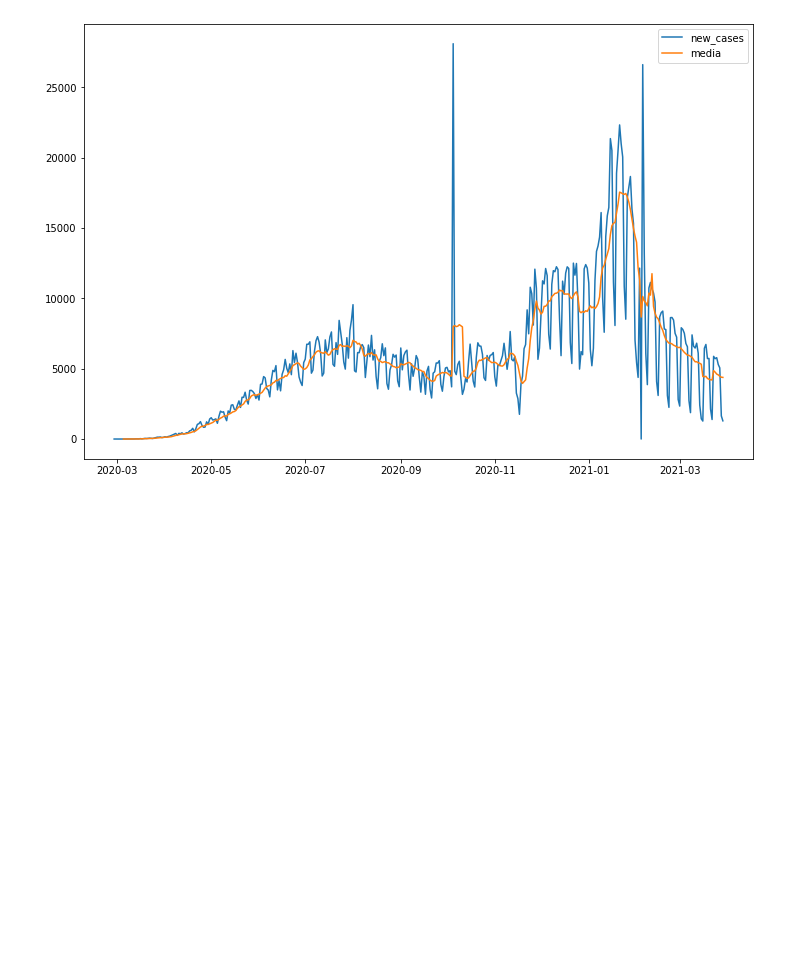
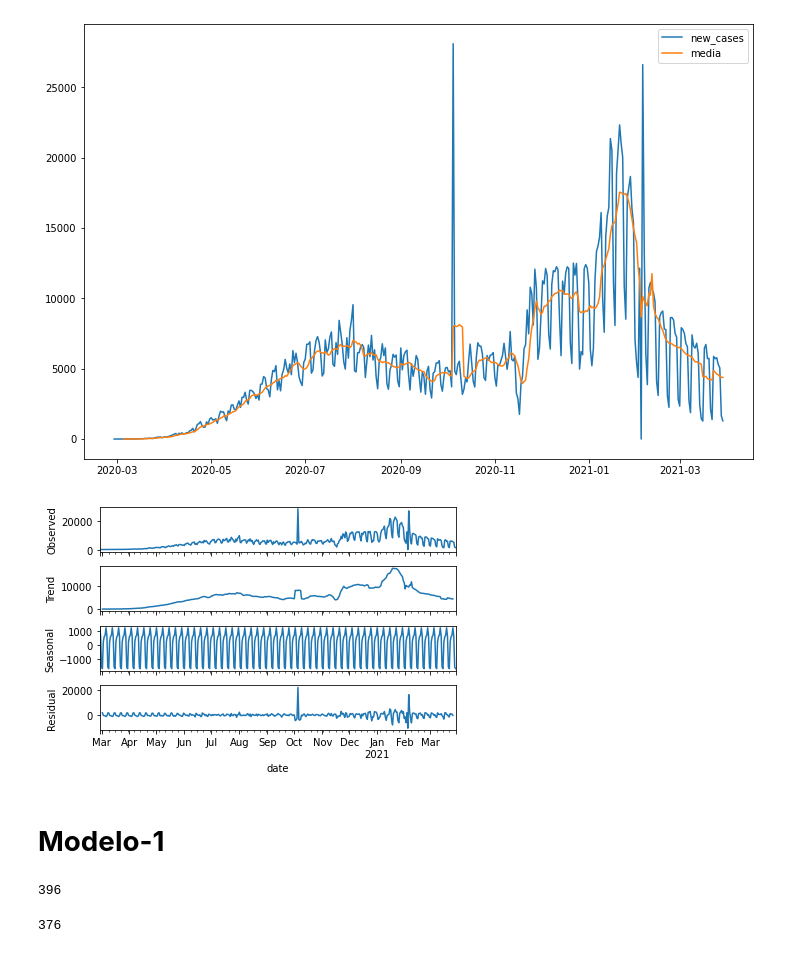
Before and after one commit to artthuro6/Deep_Learning-Covid19, a Jupyter notebook: LSTM_COVID_19.ipynb, the cells around one changed output. Drawn from its saved outputs; the diff is of its cells as text; code cells hidden in the pictures; blank space fills up the shorter version.

```diff
--- a/LSTM_COVID_19.ipynb
+++ b/LSTM_COVID_19.ipynb
@@ -161,3 +161,21 @@ plt.legend()
 # %% [output]
 <matplotlib.legend.Legend at 0x...>
 [figure]
+# %%
+seasonal_value = seasonal_decompose(df_mx_2, freq=7)
+# %%
+seasonal_value.plot();
+# %% [output]
+[figure, added]
+# %% [markdown]
+# **Modelo-1**
+# %%
+# Datos de entreamiento y test
+
+len(df_mx_2)
+# %% [output]
+396
+# %%
+len(df_mx_2)-20
+# %% [output]
+376
```
Also changed, not shown: parts of 5 cells of this notebook.
